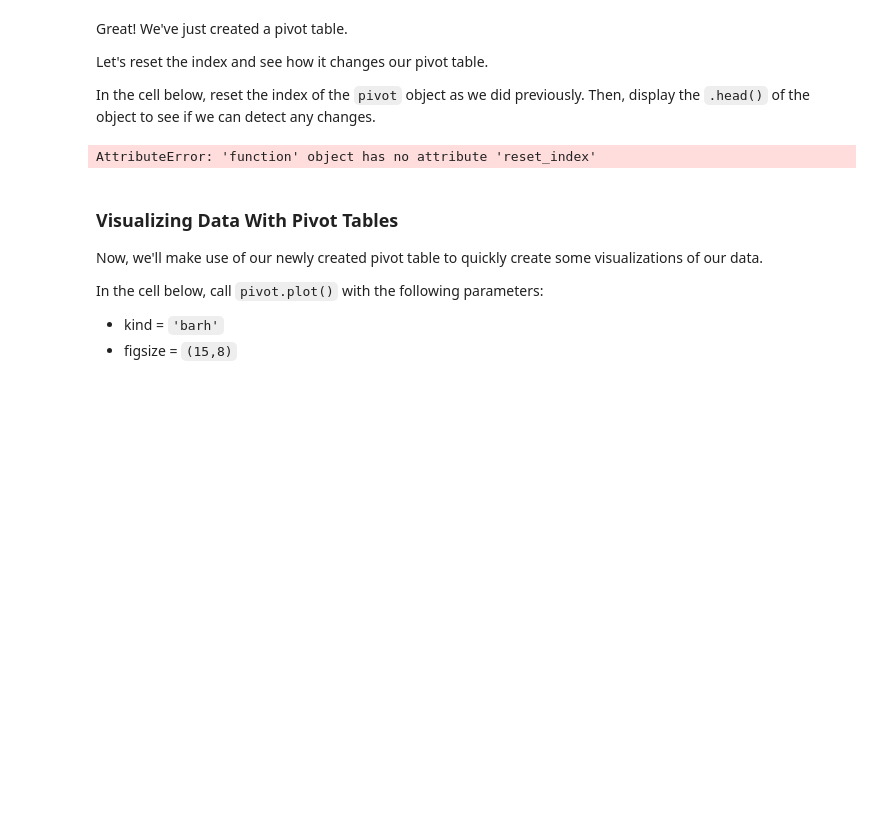
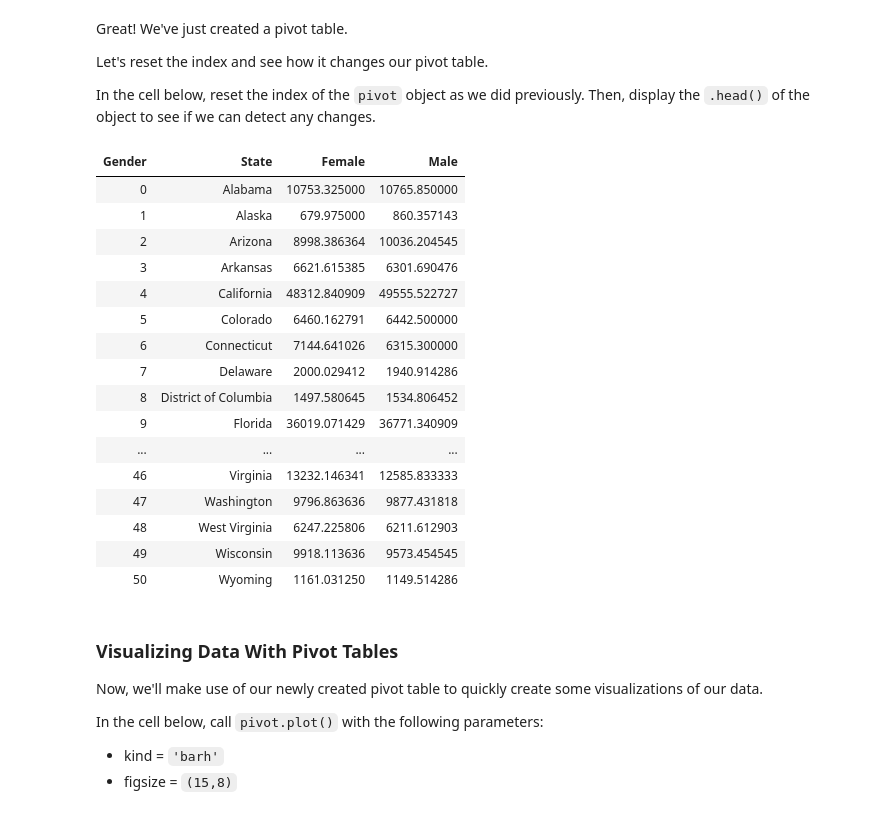
Before and after one commit to OsterMendel/dsc-pivot-tables-pandas-lab-nyc-ds-021720, a Jupyter notebook: index.ipynb, the cells around one changed output. Cells and saved outputs as stored; diff of their text form; code cells hidden in the pictures; blank space fills up the shorter version.

```diff
--- a/index.ipynb
+++ b/index.ipynb
@@ -407,9 +407,25 @@ Let's reset the index and see how it changes our pivot table.
 In the cell below, reset the index of the `pivot` object as we did previously.  Then, display the `.head()` of the object to see if we can detect any changes.
 # %%
 # Again, notice the subtle difference of resetting the index:
-pivot.reset_index
+pivot.reset_index()
 # %% [output]
-AttributeError: 'function' object has no attribute 'reset_index'
+| Gender | State | Female | Male |
+| 0 | Alabama | 10753.325000 | 10765.850000 |
+| 1 | Alaska | 679.975000 | 860.357143 |
+| 2 | Arizona | 8998.386364 | 10036.204545 |
+| 3 | Arkansas | 6621.615385 | 6301.690476 |
+| 4 | California | 48312.840909 | 49555.522727 |
+| 5 | Colorado | 6460.162791 | 6442.500000 |
+| 6 | Connecticut | 7144.641026 | 6315.300000 |
+| 7 | Delaware | 2000.029412 | 1940.914286 |
+| 8 | District of Columbia | 1497.580645 | 1534.806452 |
+| 9 | Florida | 36019.071429 | 36771.340909 |
+| ... | ... | ... | ... |
+| 46 | Virginia | 13232.146341 | 12585.833333 |
+| 47 | Washington | 9796.863636 | 9877.431818 |
+| 48 | West Virginia | 6247.225806 | 6211.612903 |
+| 49 | Wisconsin | 9918.113636 | 9573.454545 |
+| 50 | Wyoming | 1161.031250 | 1149.514286 |
 # %% [markdown]
 ### Visualizing Data With Pivot Tables
 
```
